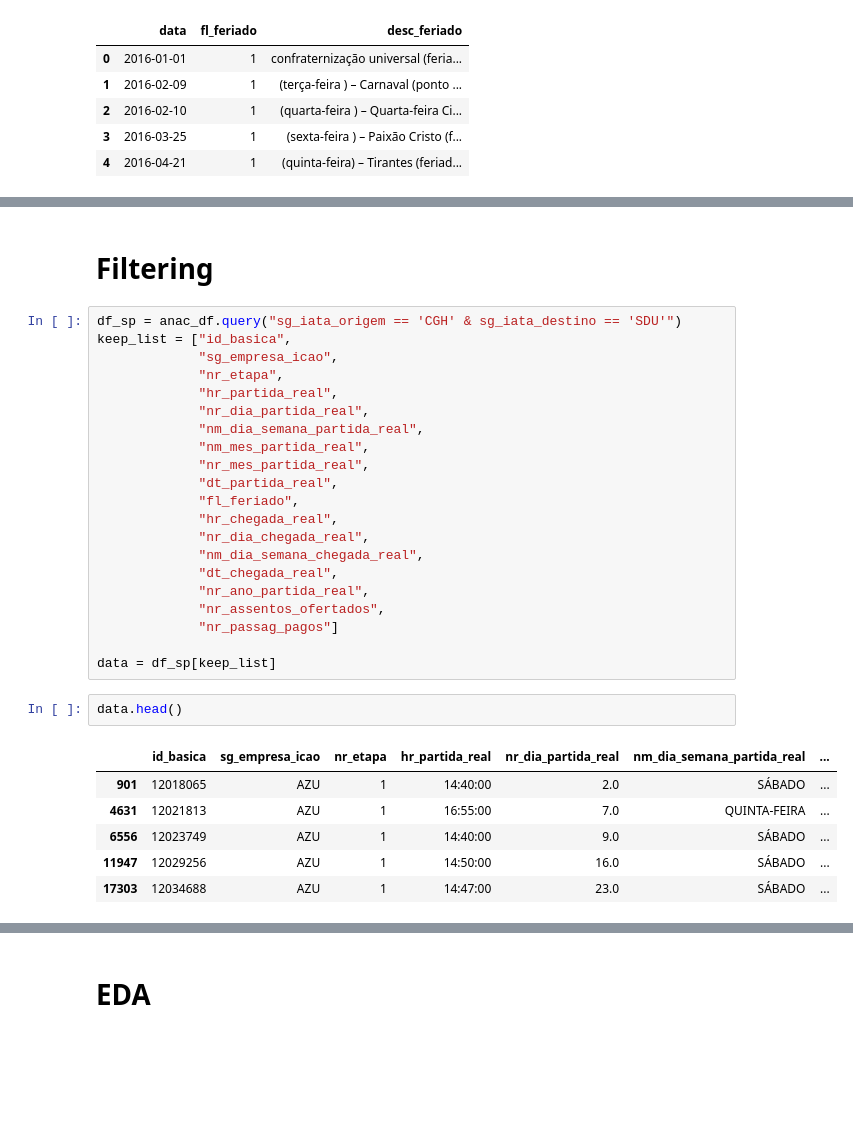
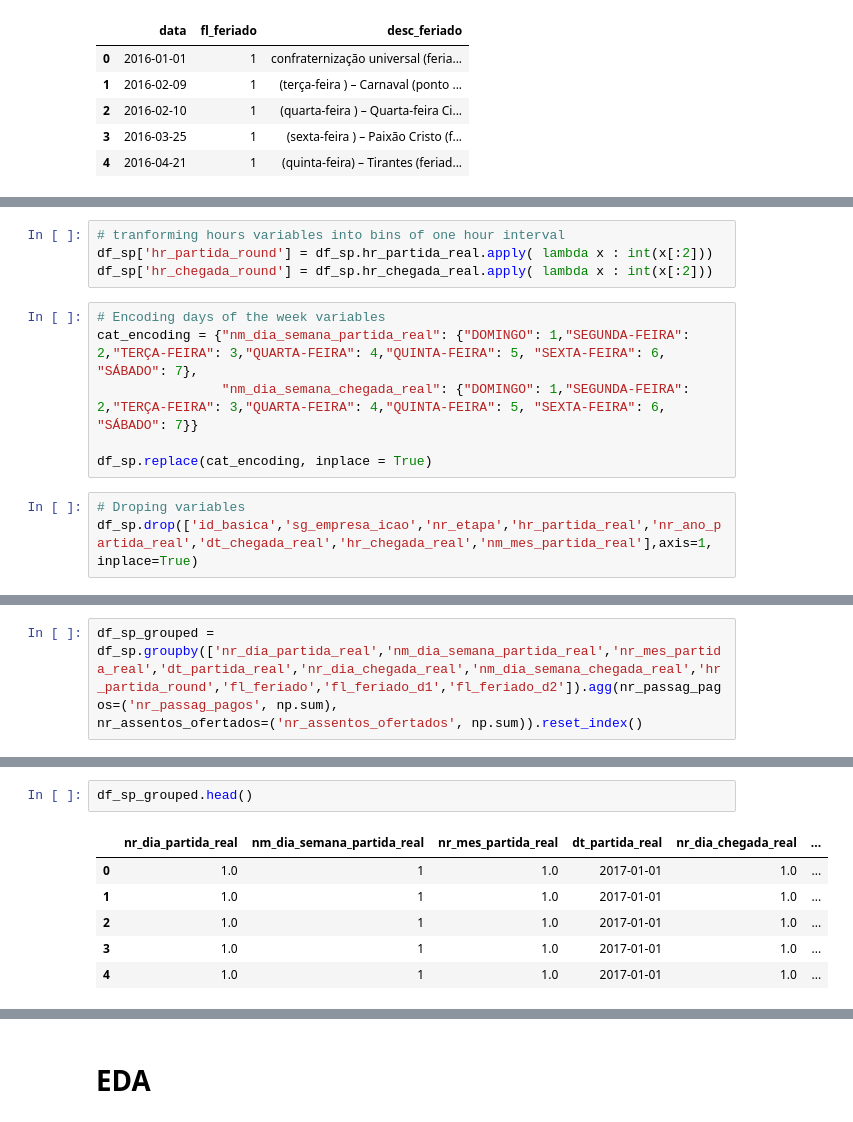
Before and after one commit to welberthdouglas/Civil_Aviation_ML, a Jupyter notebook: CA_SP-RJ.ipynb, the cells around one changed output, grey strips where cells are left out. Saved outputs shown, nothing was run; the diff lists cells and outputs as text; blank space fills up the shorter version.

```diff
--- a/CA_SP-RJ.ipynb
+++ b/CA_SP-RJ.ipynb
@@ -60,0 +116,13 @@ anac_df = anac_df.merge(feriados[['data_1','fl_feriado']], left_on='dt_partida_r
+# %%
+# tranforming hours variables into bins of one hour interval
+df_sp['hr_partida_round'] = df_sp.hr_partida_real.apply( lambda x : int(x[:2]))
+df_sp['hr_chegada_round'] = df_sp.hr_chegada_real.apply( lambda x : int(x[:2]))
+# %%
+# Encoding days of the week variables
+cat_encoding = {"nm_dia_semana_partida_real": {"DOMINGO": 1,"SEGUNDA-FEIRA": 2,"TERÇA-FEIRA": 3,"QUARTA-FEIRA": 4,"QUINTA-FEIRA": 5, "SEXTA-FEIRA": 6, "SÁBADO": 7},
+                "nm_dia_semana_chegada_real": {"DOMINGO": 1,"SEGUNDA-FEIRA": 2,"TERÇA-FEIRA": 3,"QUARTA-FEIRA": 4,"QUINTA-FEIRA": 5, "SEXTA-FEIRA": 6, "SÁBADO": 7}}
+
+df_sp.replace(cat_encoding, inplace = True)
+# %%
+# Droping variables
+df_sp.drop(['id_basica','sg_empresa_icao','nr_etapa','hr_partida_real','nr_ano_partida_real','dt_chegada_real','hr_chegada_real','nm_mes_partida_real'],axis=1, inplace=True)
@@ -61 +131,4 @@ anac_df = anac_df.merge(feriados[['data_1','fl_feriado']], left_on='dt_partida_r
+# %%
+df_sp_grouped = df_sp.groupby(['nr_dia_partida_real','nm_dia_semana_partida_real','nr_mes_partida_real','dt_partida_real','nr_dia_chegada_real','nm_dia_semana_chegada_real','hr_partida_round','fl_feriado','fl_feriado_d1','fl_feriado_d2']).agg(nr_passag_pagos=('nr_passag_pagos', np.sum),
+nr_assentos_ofertados=('nr_assentos_ofertados', np.sum)).reset_index()
 # %%
@@ -83,32 +138,9 @@ anac_df.query("fl_feriado == 0")
-# %% [markdown]
-# Filtering
-# %%
-df_sp = anac_df.query("sg_iata_origem == 'CGH' & sg_iata_destino == 'SDU'")
-keep_list = ["id_basica",
-             "sg_empresa_icao",
-             "nr_etapa",
-             "hr_partida_real",
-             "nr_dia_partida_real",
-             "nm_dia_semana_partida_real",
-             "nm_mes_partida_real",
-             "nr_mes_partida_real",
-             "dt_partida_real",
-             "fl_feriado",
-             "hr_chegada_real",
-             "nr_dia_chegada_real",
-             "nm_dia_semana_chegada_real",
-             "dt_chegada_real",
-             "nr_ano_partida_real",
-             "nr_assentos_ofertados",
-             "nr_passag_pagos"]
-
-data = df_sp[keep_list]
 # %%
-data.head()
+df_sp_grouped.head()
 # %% [output]
-|  | id_basica | sg_empresa_icao | nr_etapa | hr_partida_real | nr_dia_partida_real | nm_dia_semana_partida_real | ... |
-| 901 | 12018065 | AZU | 1 | 14:40:00 | 2.0 | SÁBADO | ... |
-| 4631 | 12021813 | AZU | 1 | 16:55:00 | 7.0 | QUINTA-FEIRA | ... |
-| 6556 | 12023749 | AZU | 1 | 14:40:00 | 9.0 | SÁBADO | ... |
-| 11947 | 12029256 | AZU | 1 | 14:50:00 | 16.0 | SÁBADO | ... |
-| 17303 | 12034688 | AZU | 1 | 14:47:00 | 23.0 | SÁBADO | ... |
+|  | nr_dia_partida_real | nm_dia_semana_partida_real | nr_mes_partida_real | dt_partida_real | nr_dia_chegada_real | ... |
+| 0 | 1.0 | 1 | 1.0 | 2017-01-01 | 1.0 | ... |
+| 1 | 1.0 | 1 | 1.0 | 2017-01-01 | 1.0 | ... |
+| 2 | 1.0 | 1 | 1.0 | 2017-01-01 | 1.0 | ... |
+| 3 | 1.0 | 1 | 1.0 | 2017-01-01 | 1.0 | ... |
+| 4 | 1.0 | 1 | 1.0 | 2017-01-01 | 1.0 | ... |
```
Also changed, not shown: parts of 51 cells of this notebook.
